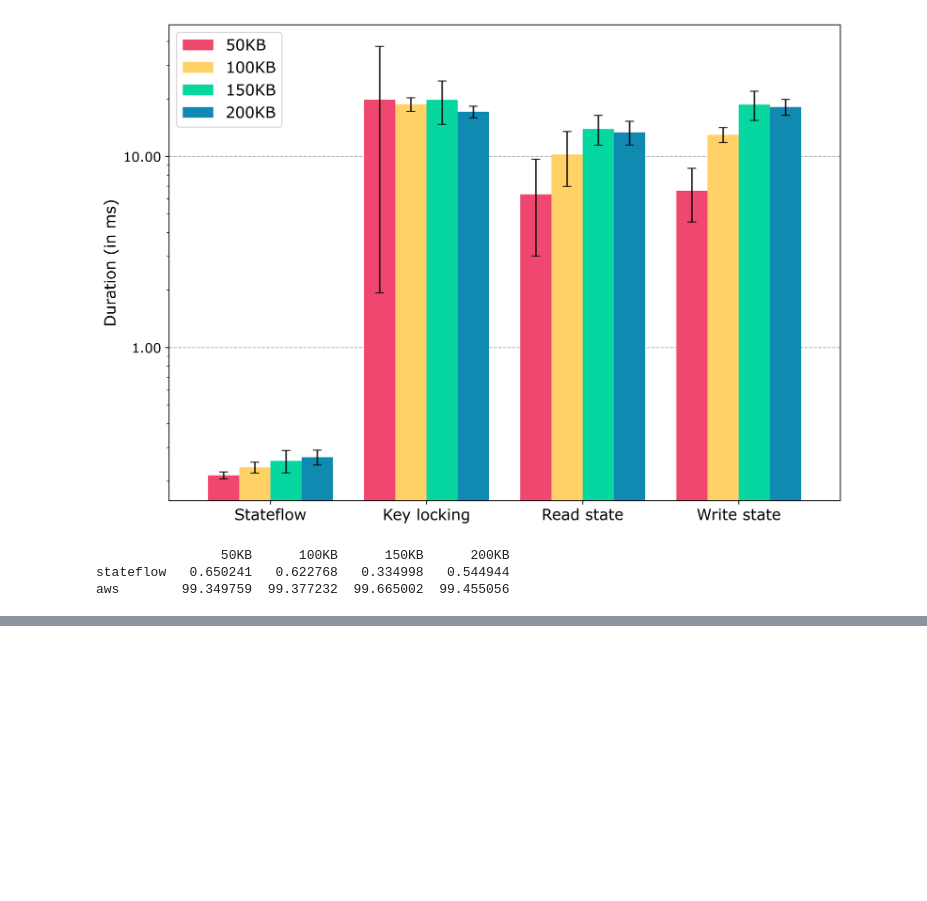
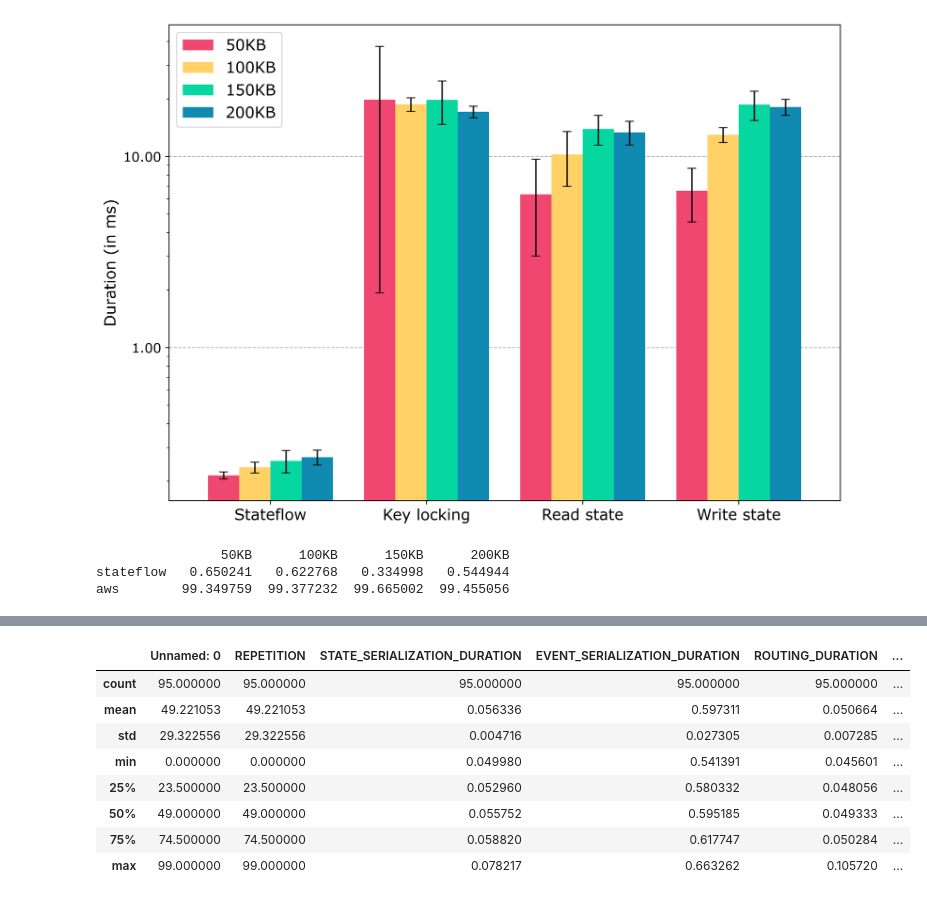
Before and after one commit to delftdata/stateflow-evaluation, a Jupyter notebook: results/overhead/overhead_results_with_runtime.ipynb, the cells around one changed output, grey strips where cells are left out. Cells and saved outputs as stored; diff of their text form; code cells hidden in the pictures; blank space fills up the shorter version.

```diff
--- a/results/overhead/overhead_results_with_runtime.ipynb
+++ b/results/overhead/overhead_results_with_runtime.ipynb
@@ -149,0 +171,20 @@ aws        99.349759  99.377232  99.665002  99.455056
+# %%
+eg100_data = pd.read_csv("with_runtime/aws_lambda_eg_100.csv")
+eg100_data = eg100_data[eg100_data["EVENT_SERIALIZATION_DURATION"] < eg100_data["EVENT_SERIALIZATION_DURATION"].quantile(0.95)]
+
+eg100_data["stateflow"] = eg100_data["ACTOR_CONSTRUCTION"] + eg100_data["ROUTING_DURATION"] + eg100_data["EVENT_SERIALIZATION_DURATION"] + eg100_data["STATE_SERIALIZATION_DURATION"] + eg100_data["EXECUTION_GRAPH_TRAVERSAL"]
+eg100_data["aws"] = eg100_data["READ_STATE"] + eg100_data["KEY_LOCKING"] + eg100_data["WRITE_STATE"]
+
+#eg100_data["stateflow"] = eg100_data[eg100_data["stateflow"] < eg100_data["stateflow"].quantile(0.95)]
+
+eg100_data.describe()
+# %% [output]
+|  | Unnamed: 0 | REPETITION | STATE_SERIALIZATION_DURATION | EVENT_SERIALIZATION_DURATION | ROUTING_DURATION | ... |
+| count | 95.000000 | 95.000000 | 95.000000 | 95.000000 | 95.000000 | ... |
+| mean | 49.221053 | 49.221053 | 0.056336 | 0.597311 | 0.050664 | ... |
+| std | 29.322556 | 29.322556 | 0.004716 | 0.027305 | 0.007285 | ... |
+| min | 0.000000 | 0.000000 | 0.049980 | 0.541391 | 0.045601 | ... |
+| 25% | 23.500000 | 23.500000 | 0.052960 | 0.580332 | 0.048056 | ... |
+| 50% | 49.000000 | 49.000000 | 0.055752 | 0.595185 | 0.049333 | ... |
+| 75% | 74.500000 | 74.500000 | 0.058820 | 0.617747 | 0.050284 | ... |
+| max | 99.000000 | 99.000000 | 0.078217 | 0.663262 | 0.105720 | ... |
```
Also changed, not shown: parts of 16 cells of this notebook, 5 other files.
